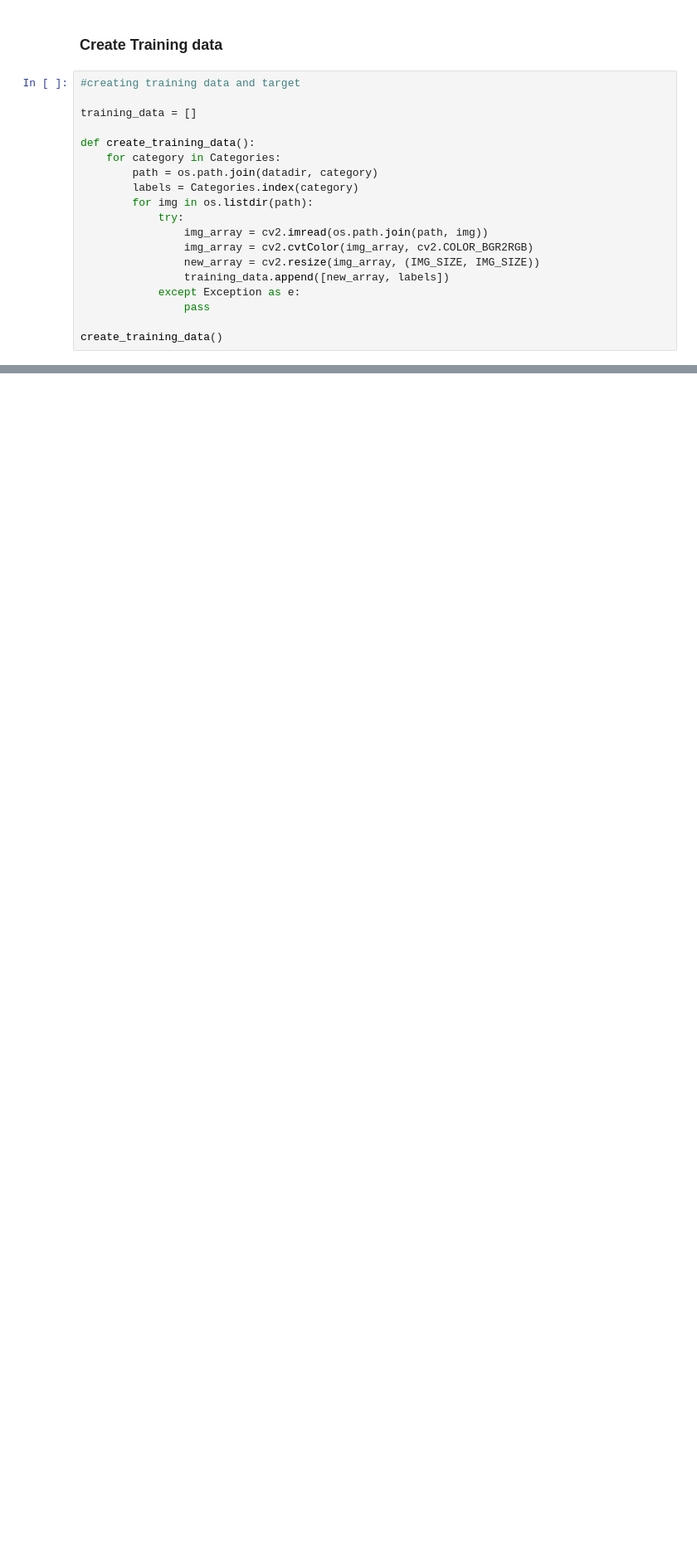
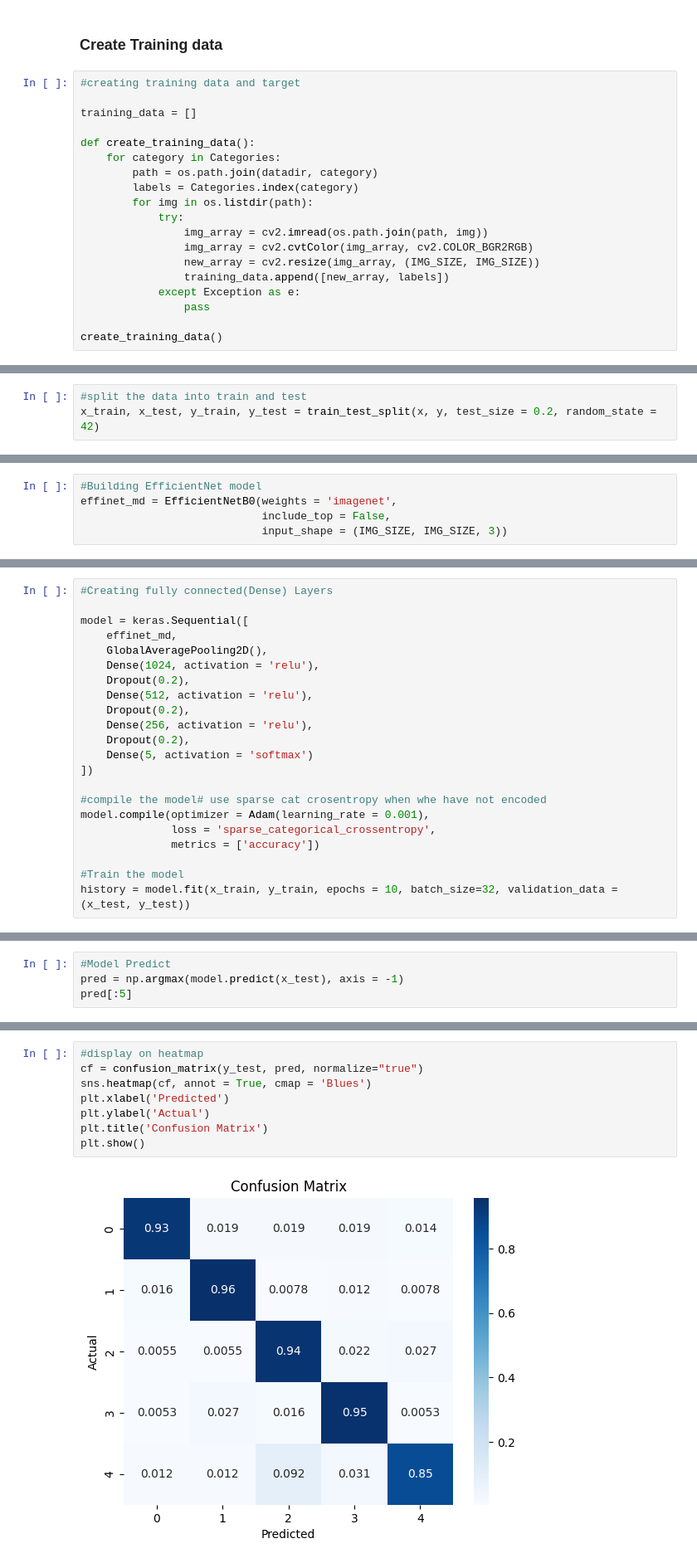
Before and after one commit to williamokomba/Flower-classification-using-EffientNet-Transfer-learning-RES, a Jupyter notebook: flower_classification.ipynb, the cells around one changed output, grey strips where cells are left out. Shown at 83% size. Drawn from its saved outputs; the diff is of its cells as text; blank space fills up the shorter version.

Commit message:
model metrics added

```diff
--- a/flower_classification.ipynb
+++ b/flower_classification.ipynb
@@ -217,0 +246,3 @@ len(training_data)
+# %%
+#split the data into train and test
+x_train, x_test, y_train, y_test = train_test_split(x, y, test_size = 0.2, random_state = 42)
@@ -217,0 +261,5 @@ len(training_data)
+# %%
+#Building EfficientNet model
+effinet_md = EfficientNetB0(weights = 'imagenet',
+                            include_top = False,
+                            input_shape = (IMG_SIZE, IMG_SIZE, 3))
@@ -217,0 +273,22 @@ len(training_data)
+# %%
+#Creating fully connected(Dense) Layers
+
+model = keras.Sequential([
+    effinet_md,
+    GlobalAveragePooling2D(),
+    Dense(1024, activation = 'relu'),
+    Dropout(0.2),
+    Dense(512, activation = 'relu'),
+    Dropout(0.2),
+    Dense(256, activation = 'relu'),
+    Dropout(0.2),
+    Dense(5, activation = 'softmax')
+])
+
+#compile the model# use sparse cat crosentropy when whe have not encoded
+model.compile(optimizer = Adam(learning_rate = 0.001),
+              loss = 'sparse_categorical_crossentropy',
+              metrics = ['accuracy'])
+
+#Train the model
+history = model.fit(x_train, y_train, epochs = 10, batch_size=32, validation_data = (x_test, y_test))
@@ -217,0 +325,4 @@ len(training_data)
+# %%
+#Model Predict
+pred = np.argmax(model.predict(x_test), axis = -1)
+pred[:5]
@@ -217,0 +361,10 @@ len(training_data)
+# %%
+#display on heatmap
+cf = confusion_matrix(y_test, pred, normalize="true")
+sns.heatmap(cf, annot = True, cmap = 'Blues')
+plt.xlabel('Predicted')
+plt.ylabel('Actual')
+plt.title('Confusion Matrix')
+plt.show()
+# %% [output]
+[figure, added]
```
Also changed, not shown: parts of 23 cells of this notebook.
